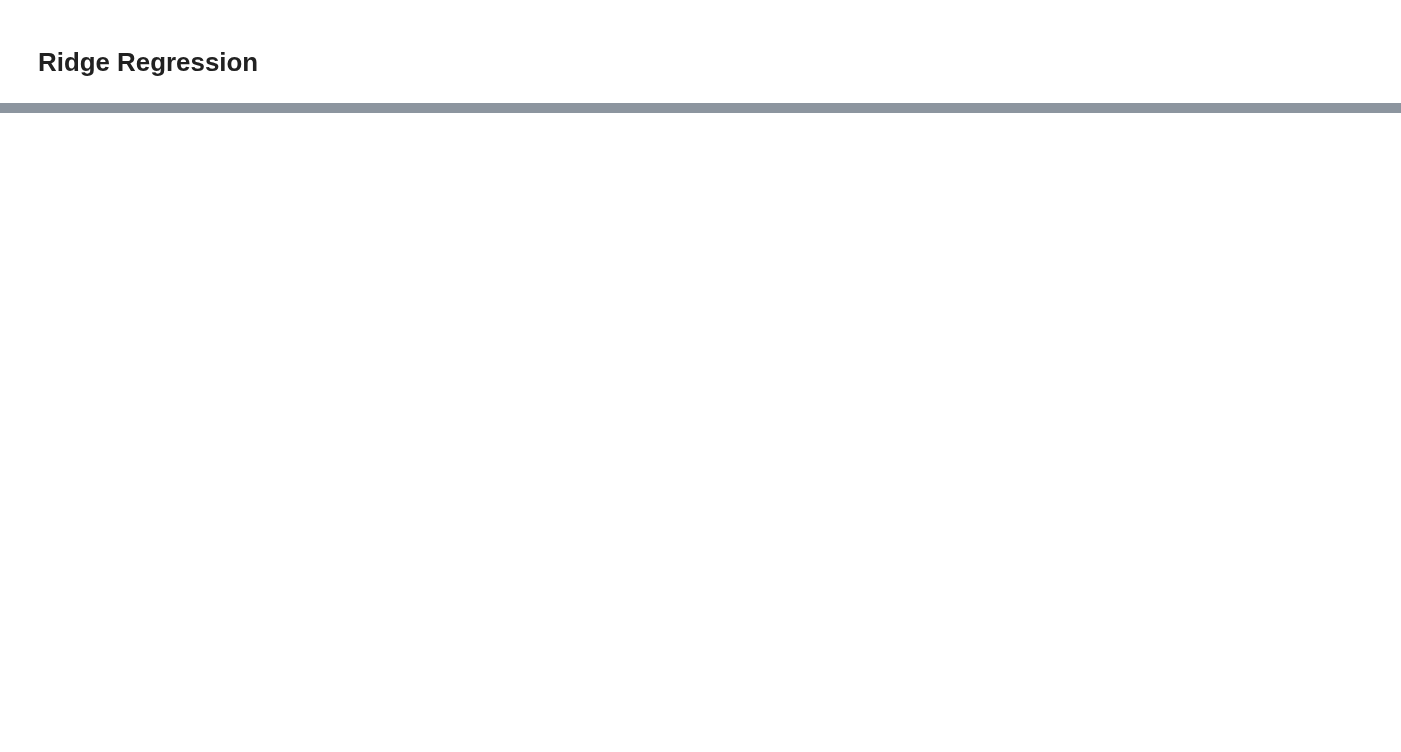
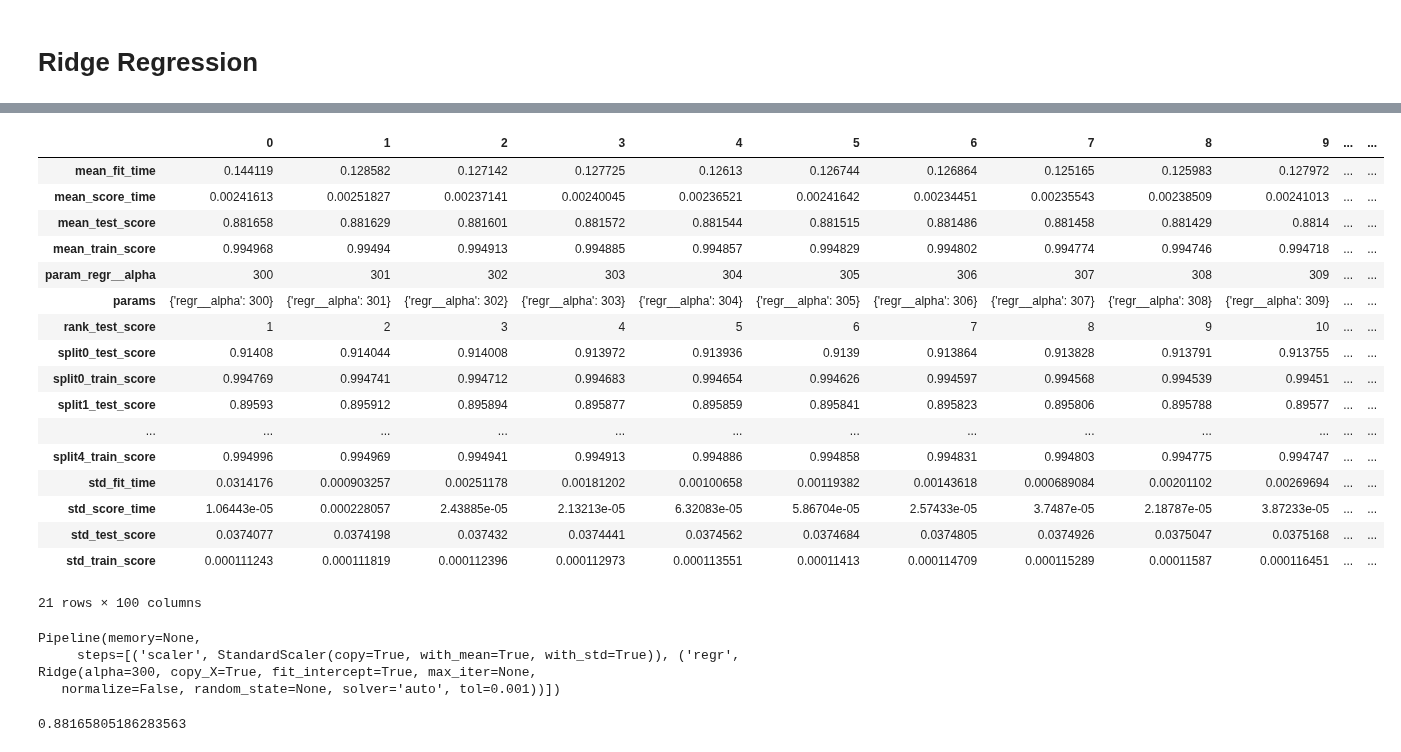
Before and after one commit to calvlaw92/Ames_ModelFitting, a Jupyter notebook: ipynb/Models.ipynb, the cells around one changed output, grey strips where cells are left out. Saved outputs shown, nothing was run; the diff lists cells and outputs as text; code cells hidden in the pictures; blank space fills up the shorter version.

```diff
--- a/ipynb/Models.ipynb
+++ b/ipynb/Models.ipynb
@@ -41,0 +199,5 @@ features_dummies = pd.get_dummies(matrix_df, columns=cat_cols)
+# %%
+pipe_for_gs_ridge = Pipeline([
+    ('scaler', StandardScaler()),
+    ('regr', Ridge())
+])
@@ -41,0 +224,33 @@ features_dummies = pd.get_dummies(matrix_df, columns=cat_cols)
+# %%
+gspipe_ridge_results = pd.DataFrame(gspipe_ridge.cv_results_)
+
+gspipe_ridge_results.sort_values('rank_test_score', ascending=True).T
+# %% [output]
+|  | 0 | 1 | 2 | 3 | 4 | 5 | 6 | 7 | 8 | 9 | ... | ... |
+| mean_fit_time | 0.144119 | 0.128582 | 0.127142 | 0.127725 | 0.12613 | 0.126744 | 0.126864 | 0.125165 | 0.125983 | 0.127972 | ... | ... |
+| mean_score_time | 0.00241613 | 0.00251827 | 0.00237141 | 0.00240045 | 0.00236521 | 0.00241642 | 0.00234451 | 0.00235543 | 0.00238509 | 0.00241013 | ... | ... |
+| mean_test_score | 0.881658 | 0.881629 | 0.881601 | 0.881572 | 0.881544 | 0.881515 | 0.881486 | 0.881458 | 0.881429 | 0.8814 | ... | ... |
+| mean_train_score | 0.994968 | 0.99494 | 0.994913 | 0.994885 | 0.994857 | 0.994829 | 0.994802 | 0.994774 | 0.994746 | 0.994718 | ... | ... |
+| param_regr__alpha | 300 | 301 | 302 | 303 | 304 | 305 | 306 | 307 | 308 | 309 | ... | ... |
+| params | {'regr__alpha': 300} | {'regr__alpha': 301} | {'regr__alpha': 302} | {'regr__alpha': 303} | {'regr__alpha': 304} | {'regr__alpha': 305} | {'regr__alpha': 306} | {'regr__alpha': 307} | {'regr__alpha': 308} | {'regr__alpha': 309} | ... | ... |
+| rank_test_score | 1 | 2 | 3 | 4 | 5 | 6 | 7 | 8 | 9 | 10 | ... | ... |
+| split0_test_score | 0.91408 | 0.914044 | 0.914008 | 0.913972 | 0.913936 | 0.9139 | 0.913864 | 0.913828 | 0.913791 | 0.913755 | ... | ... |
+| split0_train_score | 0.994769 | 0.994741 | 0.994712 | 0.994683 | 0.994654 | 0.994626 | 0.994597 | 0.994568 | 0.994539 | 0.99451 | ... | ... |
+| split1_test_score | 0.89593 | 0.895912 | 0.895894 | 0.895877 | 0.895859 | 0.895841 | 0.895823 | 0.895806 | 0.895788 | 0.89577 | ... | ... |
+| ... | ... | ... | ... | ... | ... | ... | ... | ... | ... | ... | ... | ... |
+| split4_train_score | 0.994996 | 0.994969 | 0.994941 | 0.994913 | 0.994886 | 0.994858 | 0.994831 | 0.994803 | 0.994775 | 0.994747 | ... | ... |
+| std_fit_time | 0.0314176 | 0.000903257 | 0.00251178 | 0.00181202 | 0.00100658 | 0.00119382 | 0.00143618 | 0.000689084 | 0.00201102 | 0.00269694 | ... | ... |
+| std_score_time | 1.06443e-05 | 0.000228057 | 2.43885e-05 | 2.13213e-05 | 6.32083e-05 | 5.86704e-05 | 2.57433e-05 | 3.7487e-05 | 2.18787e-05 | 3.87233e-05 | ... | ... |
+| std_test_score | 0.0374077 | 0.0374198 | 0.037432 | 0.0374441 | 0.0374562 | 0.0374684 | 0.0374805 | 0.0374926 | 0.0375047 | 0.0375168 | ... | ... |
+| std_train_score | 0.000111243 | 0.000111819 | 0.000112396 | 0.000112973 | 0.000113551 | 0.00011413 | 0.000114709 | 0.000115289 | 0.00011587 | 0.000116451 | ... | ... |
+21 rows × 100 columns
+# %%
+gspipe_ridge.best_estimator_
+# %% [output]
+Pipeline(memory=None,
+     steps=[('scaler', StandardScaler(copy=True, with_mean=True, with_std=True)), ('regr', Ridge(alpha=300, copy_X=True, fit_intercept=True, max_iter=None,
+   normalize=False, random_state=None, solver='auto', tol=0.001))])
+# %%
+gspipe_ridge.best_score_
+# %% [output]
+0.88165805186283563
```
Also changed, not shown: parts of 68 cells of this notebook, 3 other files.
